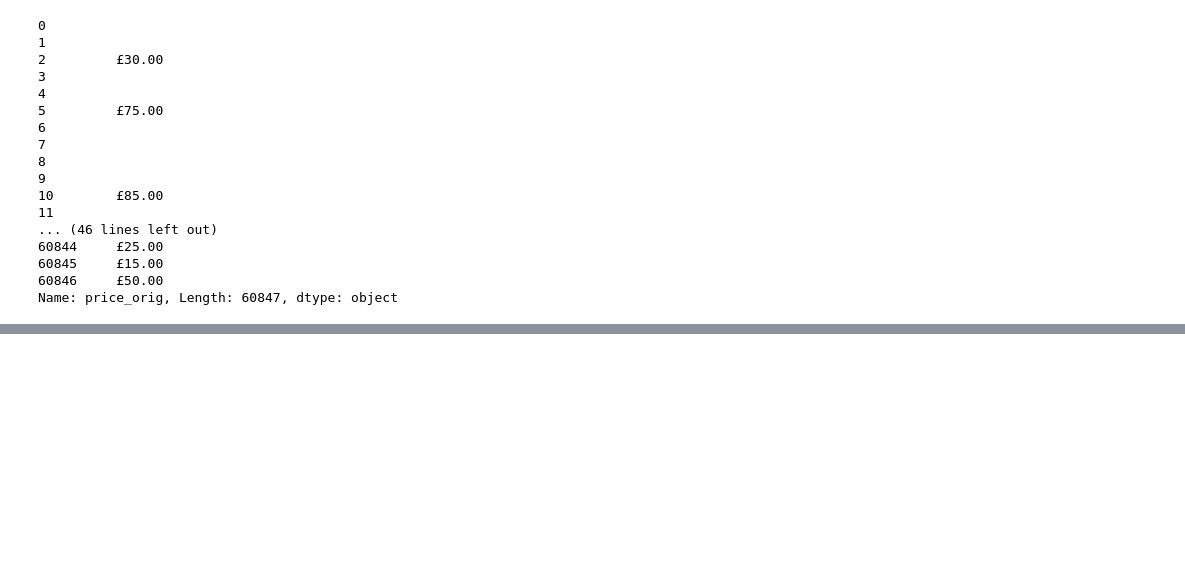
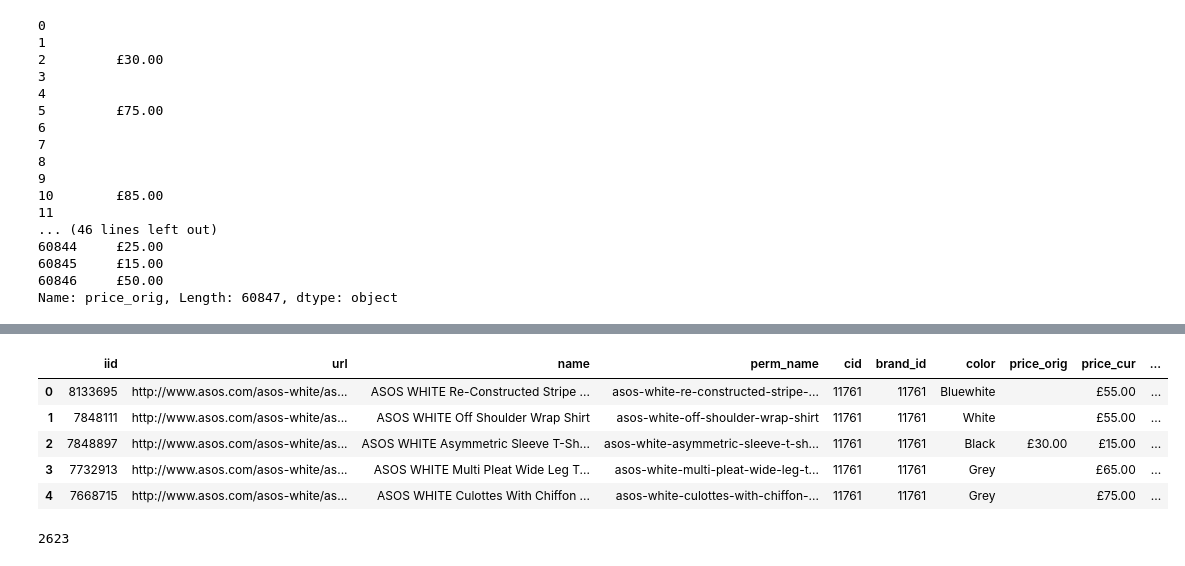
Before and after one commit to Antobiotics/tagWalk, a Jupyter notebook: tag_walk/notebooks/Asos.ipynb, the cells around one changed output, grey strips where cells are left out. Drawn from its saved outputs; the diff is of its cells as text; code cells hidden in the pictures; blank space fills up the shorter version.

Commit message:
:nail_care: Clean up iids and sgids from urls for easier joins

```diff
--- a/tag_walk/notebooks/Asos.ipynb
+++ b/tag_walk/notebooks/Asos.ipynb
@@ -131 +130,6 @@ df
 62016 rows × 5 columns
+# %%
+asos_b = Asos()
+df_brand = asos_b.get_brands()
+df_items = asos_b.get_items()
+df_details = asos_b.get_item_details()
@@ -131,0 +202,9 @@ df
+# %%
+df_items.head()
+# %% [output]
+|  | iid | url | name | perm_name | cid | brand_id | color | price_orig | price_cur | ... |
+| 0 | 8133695 | http://www.asos.com/asos-white/as... | ASOS WHITE Re-Constructed Stripe ... | asos-white-re-constructed-stripe-... | 11761 | 11761 | Bluewhite |  | £55.00 | ... |
+| 1 | 7848111 | http://www.asos.com/asos-white/as... | ASOS WHITE Off Shoulder Wrap Shirt | asos-white-off-shoulder-wrap-shirt | 11761 | 11761 | White |  | £55.00 | ... |
+| 2 | 7848897 | http://www.asos.com/asos-white/as... | ASOS WHITE Asymmetric Sleeve T-Sh... | asos-white-asymmetric-sleeve-t-sh... | 11761 | 11761 | Black | £30.00 | £15.00 | ... |
+| 3 | 7732913 | http://www.asos.com/asos-white/as... | ASOS WHITE Multi Pleat Wide Leg T... | asos-white-multi-pleat-wide-leg-t... | 11761 | 11761 | Grey |  | £65.00 | ... |
+| 4 | 7668715 | http://www.asos.com/asos-white/as... | ASOS WHITE Culottes With Chiffon ... | asos-white-culottes-with-chiffon-... | 11761 | 11761 | Grey |  | £75.00 | ... |
@@ -131,0 +221,4 @@ df
+# %%
+sgids[sgids.notnull()].count()
+# %% [output]
+2623
```
Also changed, not shown: parts of 7 cells of this notebook, 1 other file.
